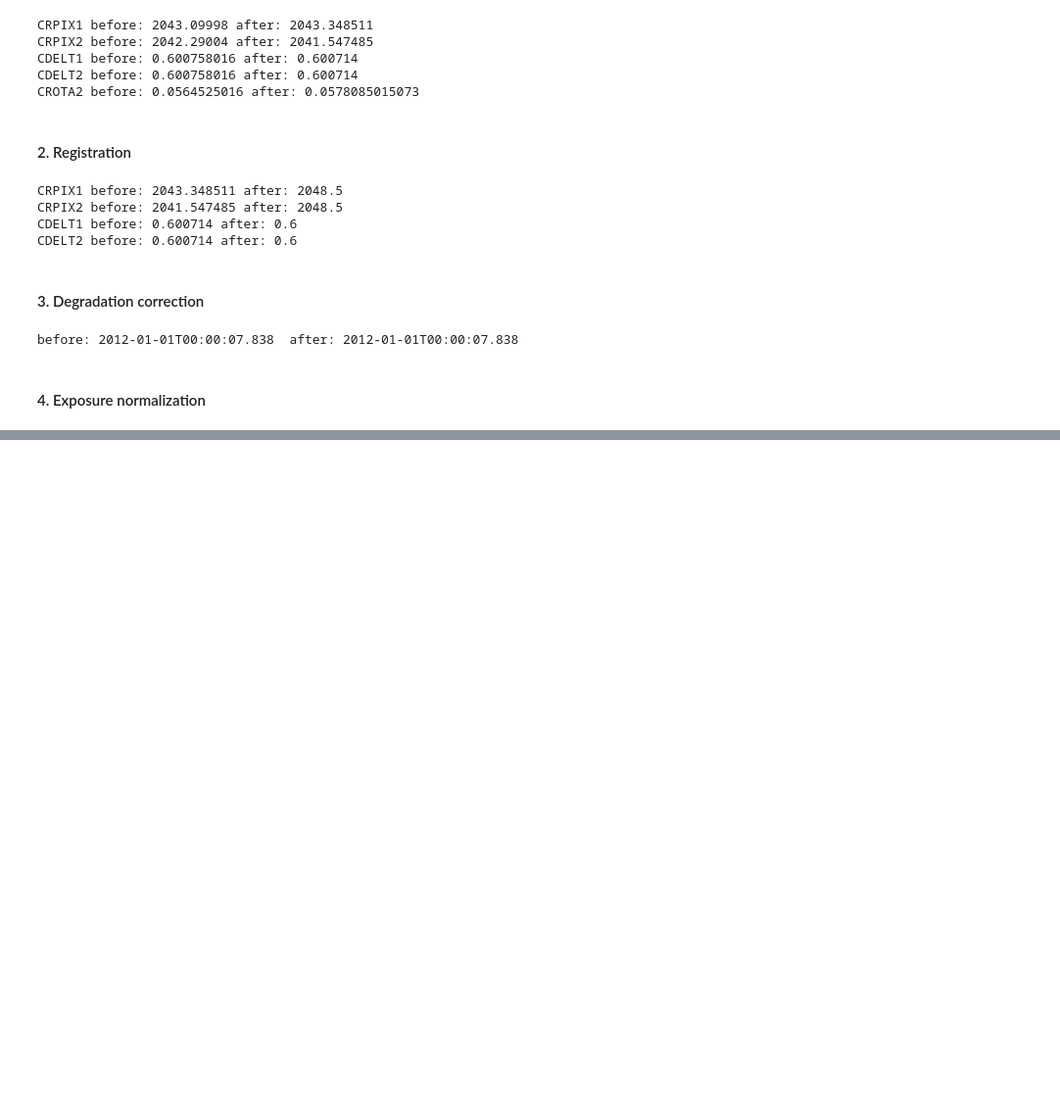
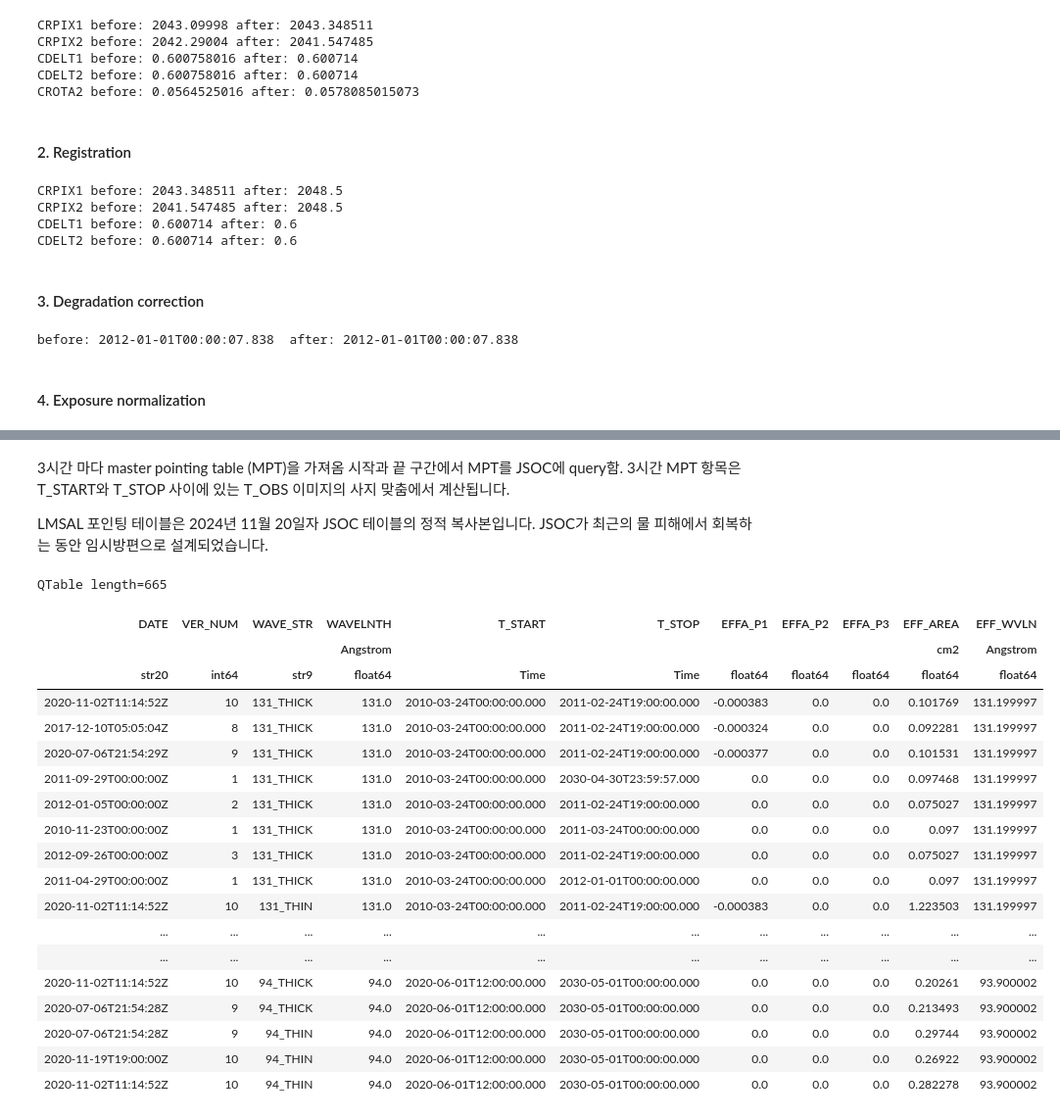
Before and after one commit to coffee77iruk/SR_SWspeed, a Jupyter notebook: data/CH_Indices/calibration/convert_to_level1.5.ipynb, the cells around one changed output, grey strips where cells are left out. Shown at 98% size. Saved outputs shown, nothing was run; the diff lists cells and outputs as text; code cells hidden in the pictures; blank space fills up the shorter version.

```diff
--- a/data/CH_Indices/calibration/convert_to_level1.5.ipynb
+++ b/data/CH_Indices/calibration/convert_to_level1.5.ipynb
@@ -102,0 +231,6 @@ aia_map_norm = aia_map_cal / exp_time
+# %% [markdown]
+3시간 마다 master pointing table (MPT)을 가져옴
+시작과 끝 구간에서 MPT를 JSOC에 query함.
+3시간 MPT 항목은 T_START와 T_STOP 사이에 있는 T_OBS 이미지의 사지 맞춤에서 계산됩니다.
+
+LMSAL 포인팅 테이블은 2024년 11월 20일자 JSOC 테이블의 정적 복사본입니다. JSOC가 최근의 물 피해에서 회복하는 동안 임시방편으로 설계되었습니다.
@@ -102,0 +241,24 @@ aia_map_norm = aia_map_cal / exp_time
+# %%
+CORR_TBL = get_correction_table("JSOC")
+CORR_TBL
+# %% [output]
+QTable length=665
+| DATE | VER_NUM | WAVE_STR | WAVELNTH | T_START | T_STOP | EFFA_P1 | EFFA_P2 | EFFA_P3 | EFF_AREA | EFF_WVLN |
+|  |  |  | Angstrom |  |  |  |  |  | cm2 | Angstrom |
+| str20 | int64 | str9 | float64 | Time | Time | float64 | float64 | float64 | float64 | float64 |
+| 2020-11-02T11:14:52Z | 10 | 131_THICK | 131.0 | 2010-03-24T00:00:00.000 | 2011-02-24T19:00:00.000 | -0.000383 | 0.0 | 0.0 | 0.101769 | 131.199997 |
+| 2017-12-10T05:05:04Z | 8 | 131_THICK | 131.0 | 2010-03-24T00:00:00.000 | 2011-02-24T19:00:00.000 | -0.000324 | 0.0 | 0.0 | 0.092281 | 131.199997 |
+| 2020-07-06T21:54:29Z | 9 | 131_THICK | 131.0 | 2010-03-24T00:00:00.000 | 2011-02-24T19:00:00.000 | -0.000377 | 0.0 | 0.0 | 0.101531 | 131.199997 |
+| 2011-09-29T00:00:00Z | 1 | 131_THICK | 131.0 | 2010-03-24T00:00:00.000 | 2030-04-30T23:59:57.000 | 0.0 | 0.0 | 0.0 | 0.097468 | 131.199997 |
+| 2012-01-05T00:00:00Z | 2 | 131_THICK | 131.0 | 2010-03-24T00:00:00.000 | 2011-02-24T19:00:00.000 | 0.0 | 0.0 | 0.0 | 0.075027 | 131.199997 |
+| 2010-11-23T00:00:00Z | 1 | 131_THICK | 131.0 | 2010-03-24T00:00:00.000 | 2011-03-24T00:00:00.000 | 0.0 | 0.0 | 0.0 | 0.097 | 131.199997 |
+| 2012-09-26T00:00:00Z | 3 | 131_THICK | 131.0 | 2010-03-24T00:00:00.000 | 2011-02-24T19:00:00.000 | 0.0 | 0.0 | 0.0 | 0.075027 | 131.199997 |
+| 2011-04-29T00:00:00Z | 1 | 131_THICK | 131.0 | 2010-03-24T00:00:00.000 | 2012-01-01T00:00:00.000 | 0.0 | 0.0 | 0.0 | 0.097 | 131.199997 |
+| 2020-11-02T11:14:52Z | 10 | 131_THIN | 131.0 | 2010-03-24T00:00:00.000 | 2011-02-24T19:00:00.000 | -0.000383 | 0.0 | 0.0 | 1.223503 | 131.199997 |
+| ... | ... | ... | ... | ... | ... | ... | ... | ... | ... | ... |
+| ... | ... | ... | ... | ... | ... | ... | ... | ... | ... | ... |
+| 2020-11-02T11:14:52Z | 10 | 94_THICK | 94.0 | 2020-06-01T12:00:00.000 | 2030-05-01T00:00:00.000 | 0.0 | 0.0 | 0.0 | 0.20261 | 93.900002 |
+| 2020-07-06T21:54:28Z | 9 | 94_THICK | 94.0 | 2020-06-01T12:00:00.000 | 2030-05-01T00:00:00.000 | 0.0 | 0.0 | 0.0 | 0.213493 | 93.900002 |
+| 2020-07-06T21:54:28Z | 9 | 94_THIN | 94.0 | 2020-06-01T12:00:00.000 | 2030-05-01T00:00:00.000 | 0.0 | 0.0 | 0.0 | 0.29744 | 93.900002 |
+| 2020-11-19T19:00:00Z | 10 | 94_THIN | 94.0 | 2020-06-01T12:00:00.000 | 2030-05-01T00:00:00.000 | 0.0 | 0.0 | 0.0 | 0.26922 | 93.900002 |
+| 2020-11-02T11:14:52Z | 10 | 94_THIN | 94.0 | 2020-06-01T12:00:00.000 | 2030-05-01T00:00:00.000 | 0.0 | 0.0 | 0.0 | 0.282278 | 93.900002 |
```
Also changed, not shown: parts of 10 cells of this notebook, 3 other files.
